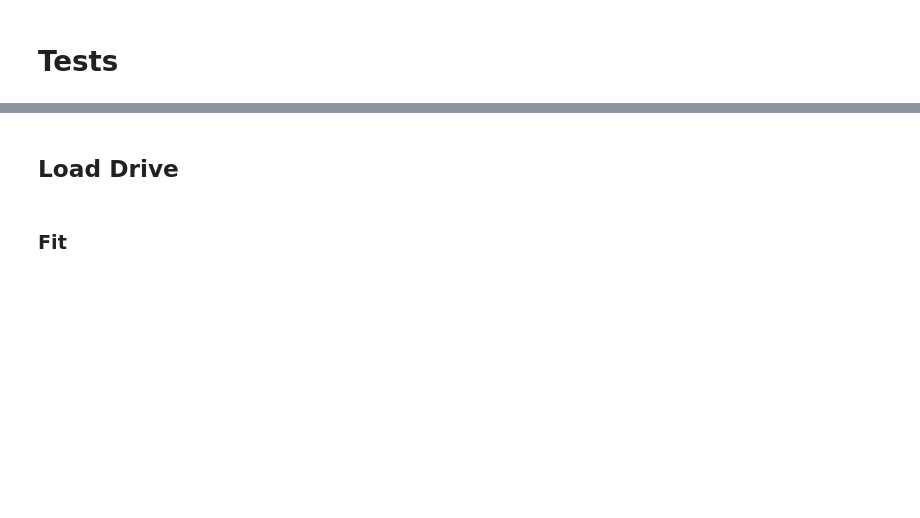
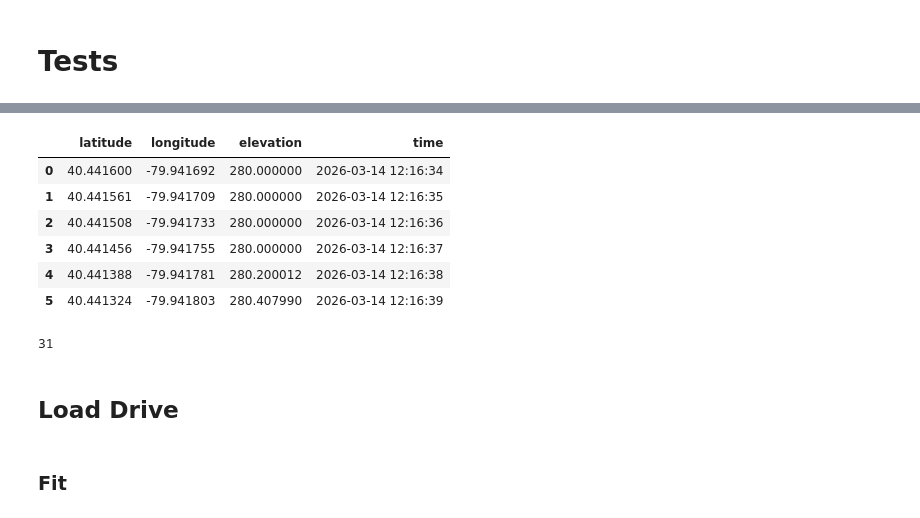
Before and after one commit to D0ugins/srs, a Jupyter notebook: backend/src/notebooks/match.ipynb, the cells around one changed output, grey strips where cells are left out. Cells and saved outputs as stored; diff of their text form; code cells hidden in the pictures; blank space fills up the shorter version.

```diff
--- a/backend/src/notebooks/match.ipynb
+++ b/backend/src/notebooks/match.ipynb
@@ -1096,6 +1100,9 @@ for r in roll_metas:
 # %%
 with open(f'{DATA_PATH}/archive/rolls.json', 'w') as f:
     json.dump(roll_metas, f, indent=2)
+# %%
+with open(f'{DATA_PATH}/archive/rolls.json', 'r') as f:
+    roll_metas = json.load(f)
 # %%
 rolls_df = pd.DataFrame.from_records(roll_metas)
 rolls_df['rd'] = rolls_df.year + (rolls_df.month > 4)
@@ -1213,3 +1258,9 @@ def match_points(gpx: pd.DataFrame, gps: pd.DataFrame) -> pd.DataFrame | None:
     right_on='utc_timestamp',
     direction='nearest'
   )
+# %%
+with open(f'{DATA_PATH}/archive/matches.json') as f:
+    fit_matches = json.load(f)
+# %%
+with open(f'{DATA_PATH}/archive/rolls.json', 'r') as f:
+    rolls = json.load(f)
@@ -1243,0 +1327,5 @@ gps_data[list(gps_data.keys())[1]]
+# %%
+gpx_list = []
+paths = sorted(glob.glob(f"{DATA_PATH}/archive/tmp/sync/*/*.gpx"), key=lambda p: int(p.split('/')[-2]))
+for path in paths:
+    gpx_list.append(load_gpx(path))
@@ -1243,0 +1335,11 @@ gps_data[list(gps_data.keys())[1]]
+# %%
+gpx = gpx_list[0]
+gpx
+# %% [output]
+|  | latitude | longitude | elevation | time |
+| 0 | 40.441600 | -79.941692 | 280.000000 | 2026-03-14 12:16:34 |
+| 1 | 40.441561 | -79.941709 | 280.000000 | 2026-03-14 12:16:35 |
+| 2 | 40.441508 | -79.941733 | 280.000000 | 2026-03-14 12:16:36 |
+| 3 | 40.441456 | -79.941755 | 280.000000 | 2026-03-14 12:16:37 |
+| 4 | 40.441388 | -79.941781 | 280.200012 | 2026-03-14 12:16:38 |
+| 5 | 40.441324 | -79.941803 | 280.407990 | 2026-03-14 12:16:39 |
@@ -1243,0 +1356,4 @@ gps_data[list(gps_data.keys())[1]]
+# %%
+len(lon)
+# %% [output]
+31
```
Also changed, not shown: parts of 30 cells of this notebook.
